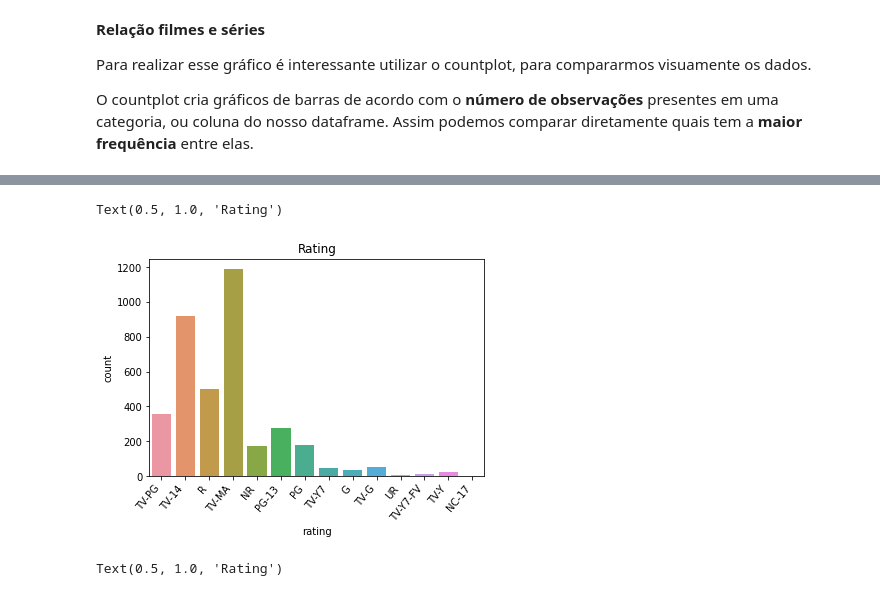
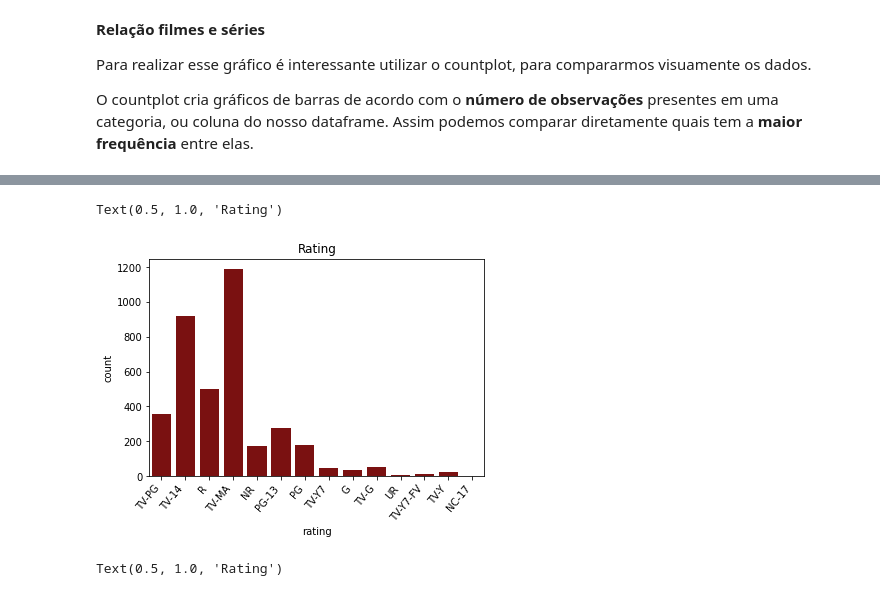
Before and after one commit to Hugox96/Netfliz_Python, a Jupyter notebook: Netflix.ipynb, the cells around one changed output, grey strips where cells are left out. Drawn from its saved outputs; the diff is of its cells as text; code cells hidden in the pictures.

```diff
--- a/Netflix.ipynb
+++ b/Netflix.ipynb
@@ -141,10 +139,11 @@ plt.show()
 # %%
-sns.countplot(x=netflix_dados['rating']).set_xticklabels(sns.countplot(x=netflix_dados['rating']).get_xticklabels(), rotation=50, ha="right")
+
+sns.countplot(x=netflix_dados['rating']).set_xticklabels(sns.countplot(x=netflix_dados['rating'], color="darkred").get_xticklabels(), rotation=50, ha="right")
 fig = plt.gcf()
 plt.title('Rating')
 # %% [output]
 Text(0.5, 1.0, 'Rating')
-[figure, old version]
+[figure, new version]
 # %%
 plt.figure(figsize=(10,8))
 # use a handmade palette
```
Also changed, not shown: parts of 3 cells of this notebook.
